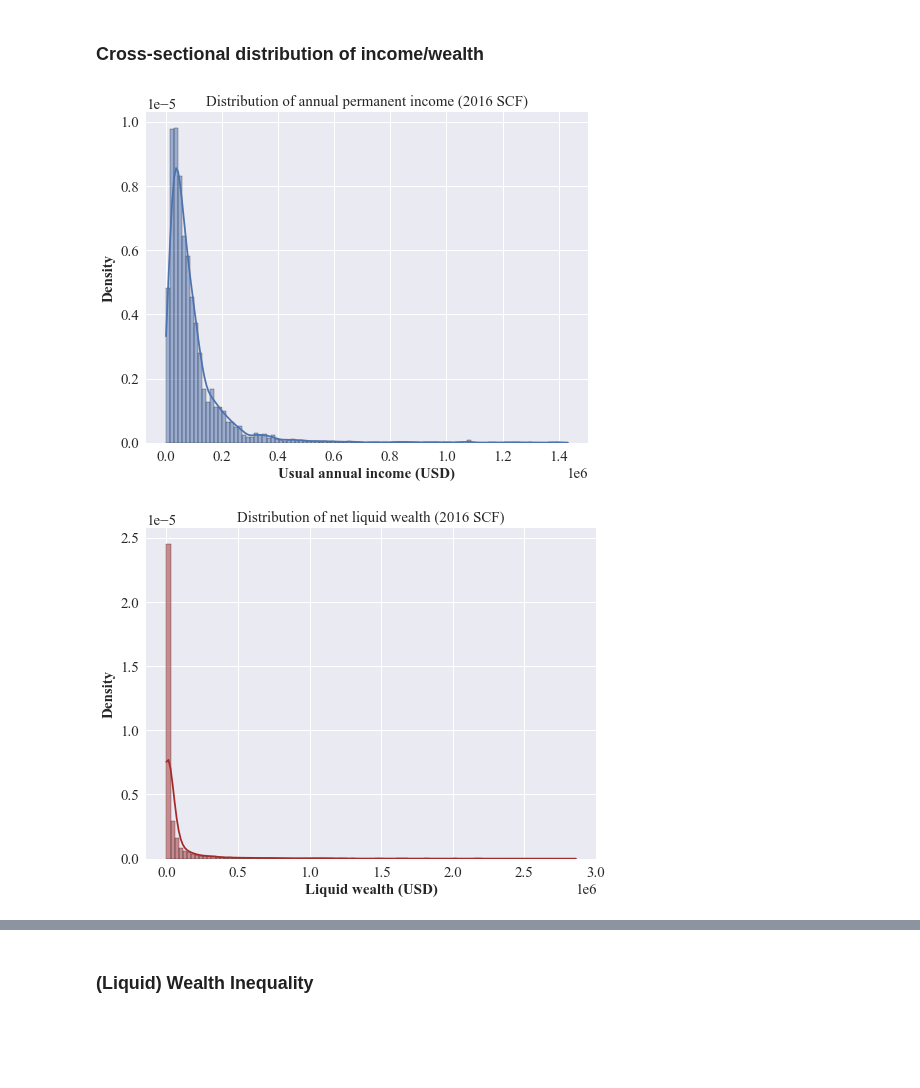
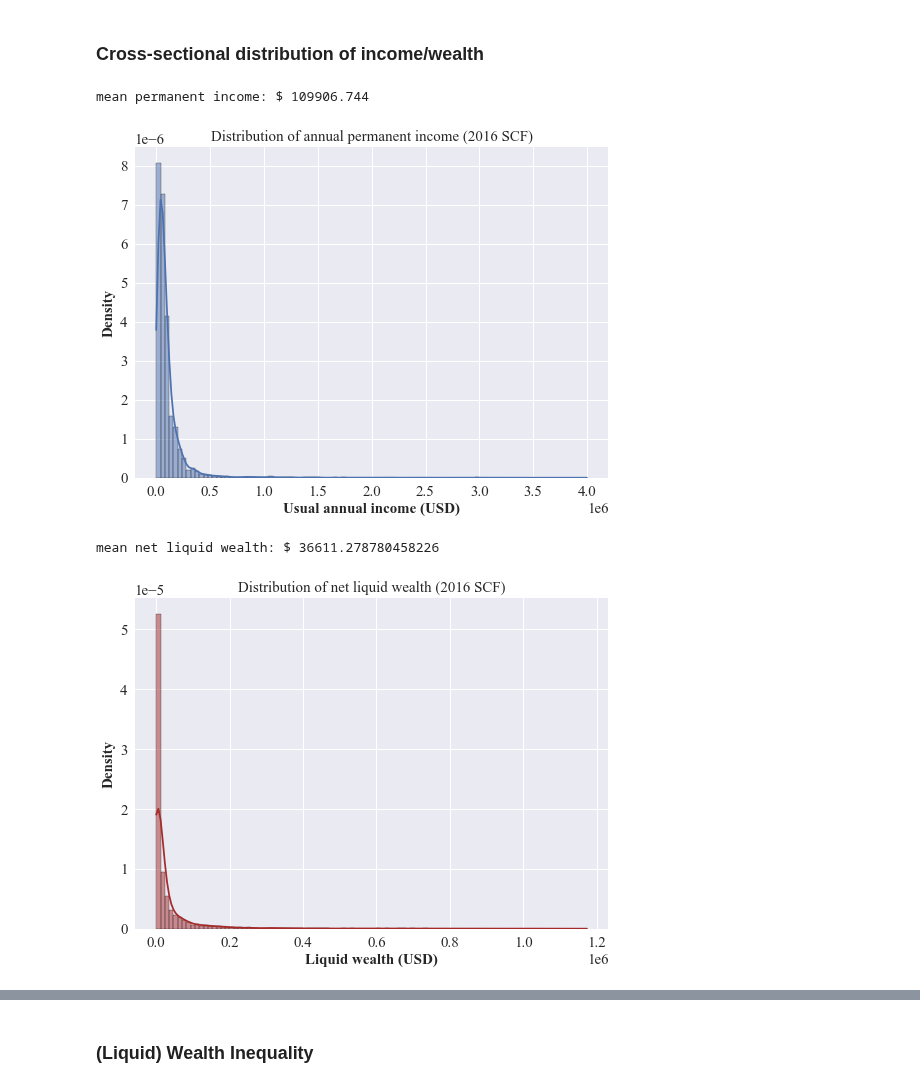
Before and after one commit to iworld1991/PIR, a Jupyter notebook: WorkingFolder/PythonCode/SCFData.ipynb, the cells around one changed output, grey strips where cells are left out. Cells and saved outputs as stored; diff of their text form; code cells hidden in the pictures; blank space fills up the shorter version.

Commit message:
updated SCF data with mean statistics printed out.

```diff
--- a/WorkingFolder/PythonCode/SCFData.ipynb
+++ b/WorkingFolder/PythonCode/SCFData.ipynb
@@ -111,15 +111,19 @@ list(df2016.columns)
 - The [definition](https://www.federalreserve.gov/econres/files/Networth%20Flowchart.pdf) of networth
 # %%
 ## make new variables
-df2016['lqwealth'] = df2016['liq']+df2016['govtbnd']+df2016['obnd']+df2016['stocks']+df2016['nmmf'] - df2016['ccbal']
+#df2016['lqwealth'] = df2016['liq']+df2016['govtbnd']+df2016['obnd']+df2016['stocks']+df2016['nmmf'] - df2016['ccbal']
 ## Kaplan, Violante, and Weidner (2014)/Econmetrica paper definition
 
+df2016['lqwealth'] = df2016['liq']+df2016['govtbnd'] - df2016['ccbal']
+
 ### filters and clean variables
-
 df2016 = df2016[(df2016['age']>=25) & (df2016['age']<=85)]
-
 df2016 = df2016[df2016['income']>0]
 df2016 = df2016[df2016['norminc']>0]
+## drop negative liquid wealth
+df2016 = df2016[df2016['lqwealth']>=0]
+
+## compute ratios
 df2016['lincome'] = np.log(df2016['income'])
 df2016['lnorminc'] = np.log(df2016['norminc'])
 df2016['w2income']= df2016['networth']/ df2016['norminc']
@@ -147,22 +147,26 @@ df2016['lnorminc_pr'] = results.predict()
 # %%
 ## distribution in monetary values
 import seaborn as sns
 
-data_plot = df2016[['norminc','wgt']][df2016['norminc']<df2016['norminc'].quantile(0.90)]
+data_plot = df2016[['norminc','wgt']][df2016['norminc']<df2016['norminc'].quantile(0.95)]
 
 dist = sns.displot(data = data_plot,
             x = 'norminc',
             weights = 'wgt',
             kde=True,
             stat = 'density',
             bins = 100).set(title='Distribution of annual permanent income (2016 SCF)',
                             xlabel='Usual annual income (USD)')
 
+norminc_av = (data_plot['norminc']*data_plot['wgt']).sum()/data_plot['wgt'].sum()
+print('mean permanent income: $', str(round(norminc_av,3)))
+
 dist.fig.set_size_inches(8,6)
 # %% [output]
+mean permanent income: $ 109906.744
-[figure, old version]
+[figure, new version]
 # %%
-data_plot = df2016[['lqwealth','wgt']][df2016['lqwealth']<df2016['lqwealth'].quantile(0.90)]
+data_plot = df2016[['lqwealth','wgt']][df2016['lqwealth']<df2016['lqwealth'].quantile(0.95)]
 
 dist = sns.displot(data = data_plot,
             x = 'lqwealth',
@@ -174,7 +178,12 @@ dist = sns.displot(data = data_plot,
                             xlabel='Liquid wealth (USD)'
 )
 
+lqwealth_av = (data_plot['lqwealth']*data_plot['wgt']).sum()/data_plot['wgt'].sum()
+
+print('mean net liquid wealth: $', str(lqwealth_av))
+
 dist.fig.set_size_inches(8,6)
 # %% [output]
+mean net liquid wealth: $ 36611.278780458226
-[figure, old version]
+[figure, new version]
 # %%
```
Also changed, not shown: parts of 10 cells of this notebook, 1 other file.
